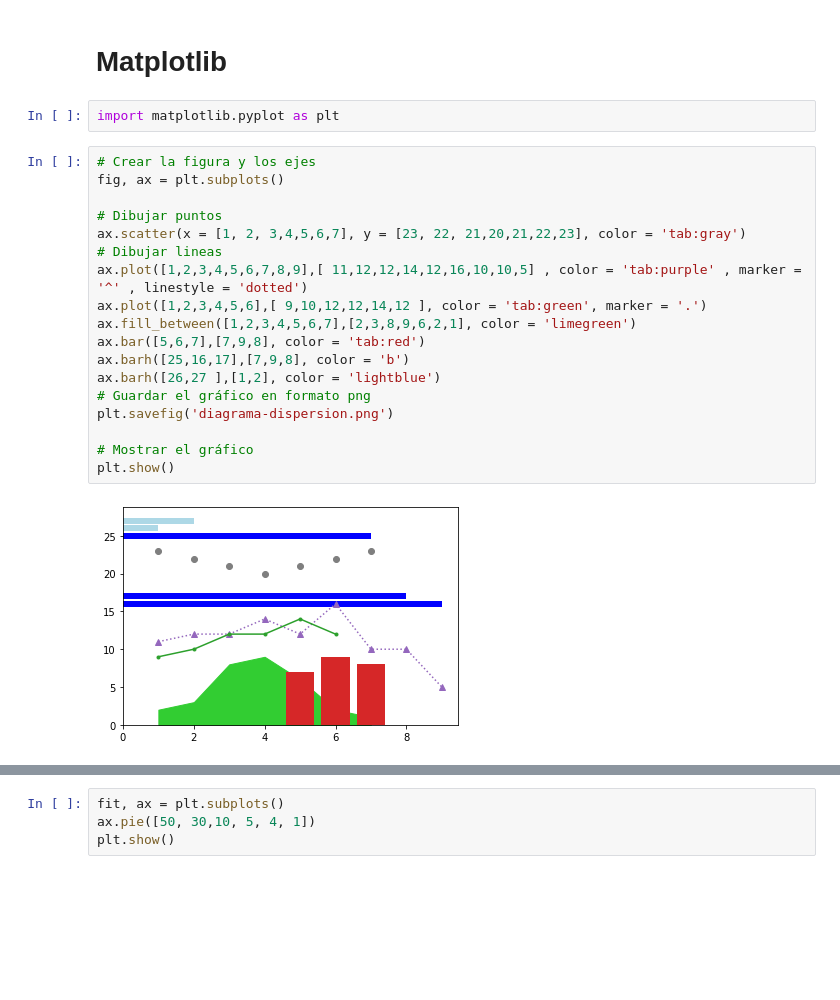
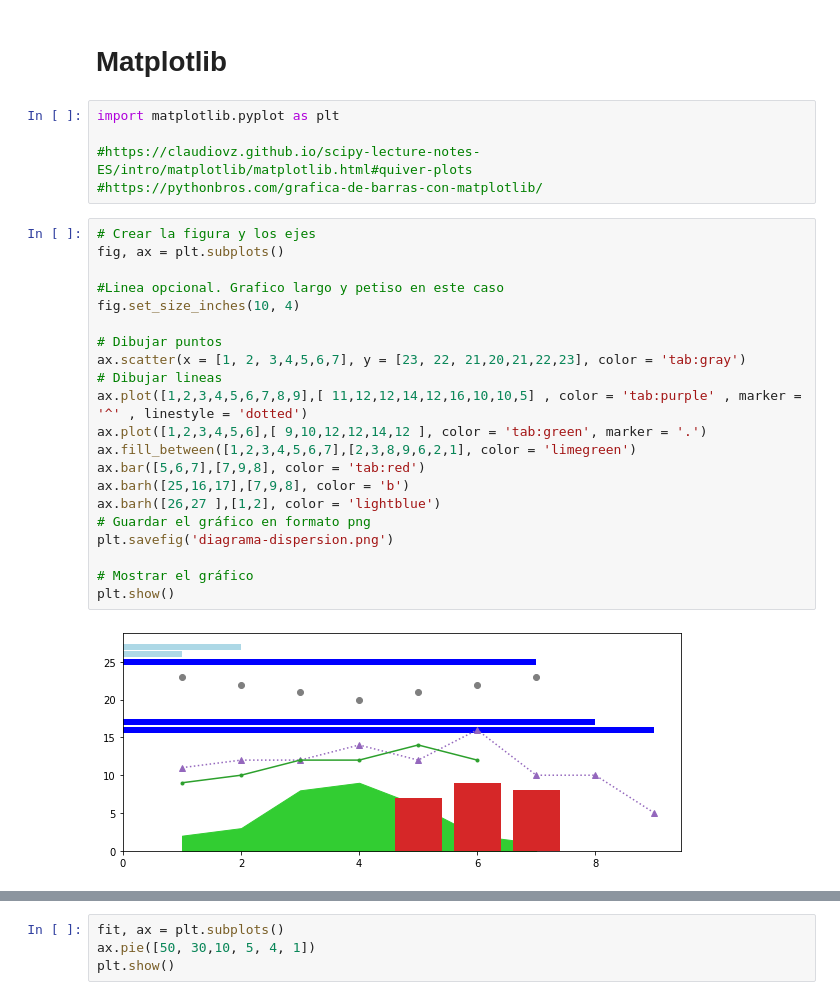
Before and after one commit to pascazzi/ProyectosJupiter, a Jupyter notebook: 9 - Matplotlib.ipynb, the cells around one changed output, grey strips where cells are left out. Saved outputs shown, nothing was run; the diff lists cells and outputs as text; blank space fills up the shorter version.

```diff
--- a/9 - Matplotlib.ipynb
+++ b/9 - Matplotlib.ipynb
@@ -1,24 +1,30 @@
 # %% [markdown]
 # Matplotlib
-# %%
-import matplotlib.pyplot as plt
+# %%
+import matplotlib.pyplot as plt
+
+#https://claudiovz.github.io/scipy-lecture-notes-ES/intro/matplotlib/matplotlib.html#quiver-plots
+#https://pythonbros.com/grafica-de-barras-con-matplotlib/
 # %%
 # Crear la figura y los ejes
 fig, ax = plt.subplots()
+
+#Linea opcional. Grafico largo y petiso en este caso
+fig.set_size_inches(10, 4)
 
 # Dibujar puntos
 ax.scatter(x = [1, 2, 3,4,5,6,7], y = [23, 22, 21,20,21,22,23], color = 'tab:gray')
 # Dibujar lineas
 ax.plot([1,2,3,4,5,6,7,8,9],[ 11,12,12,14,12,16,10,10,5] , color = 'tab:purple' , marker = '^' , linestyle = 'dotted')
 ax.plot([1,2,3,4,5,6],[ 9,10,12,12,14,12 ], color = 'tab:green', marker = '.')
 ax.fill_between([1,2,3,4,5,6,7],[2,3,8,9,6,2,1], color = 'limegreen')
 ax.bar([5,6,7],[7,9,8], color = 'tab:red')
 ax.barh([25,16,17],[7,9,8], color = 'b')
 ax.barh([26,27 ],[1,2], color = 'lightblue')
 # Guardar el gráfico en formato png
 plt.savefig('diagrama-dispersion.png')
 
 # Mostrar el gráfico
 plt.show()
 # %% [output]
-[figure, old version]
+[figure, new version]
```
Also changed, not shown: parts of 11 cells of this notebook, 5 other files.
